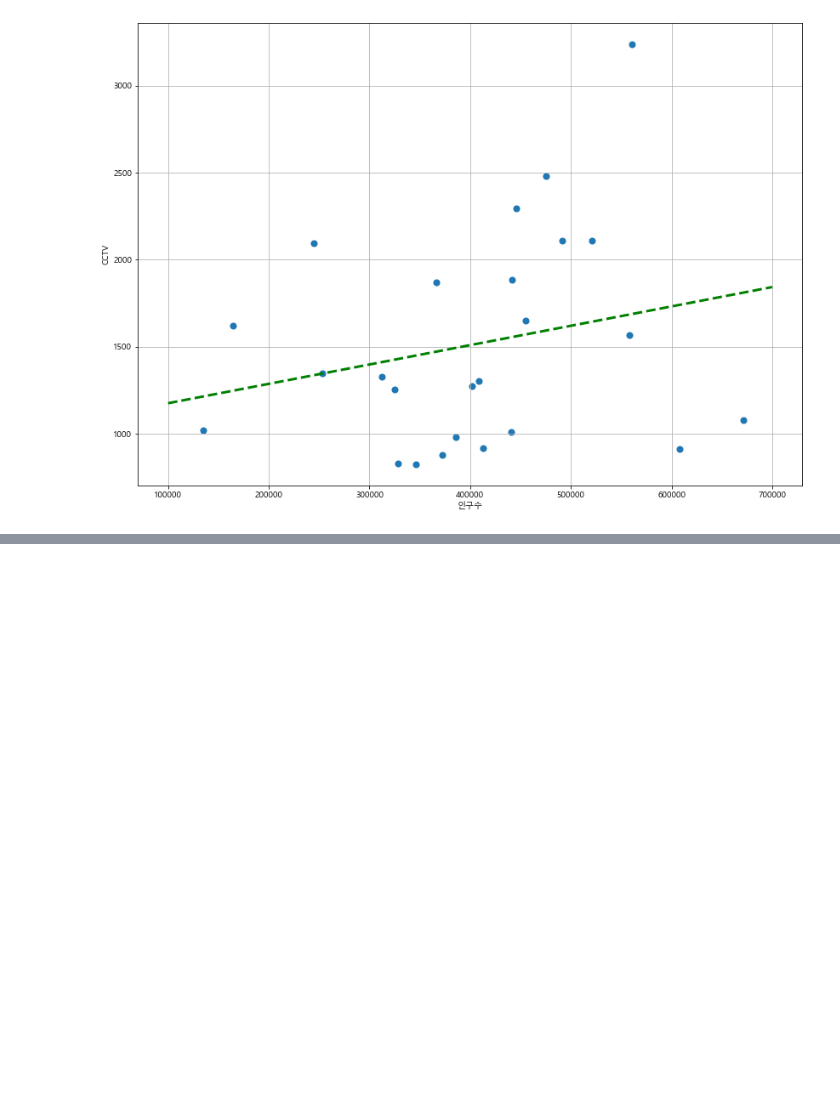
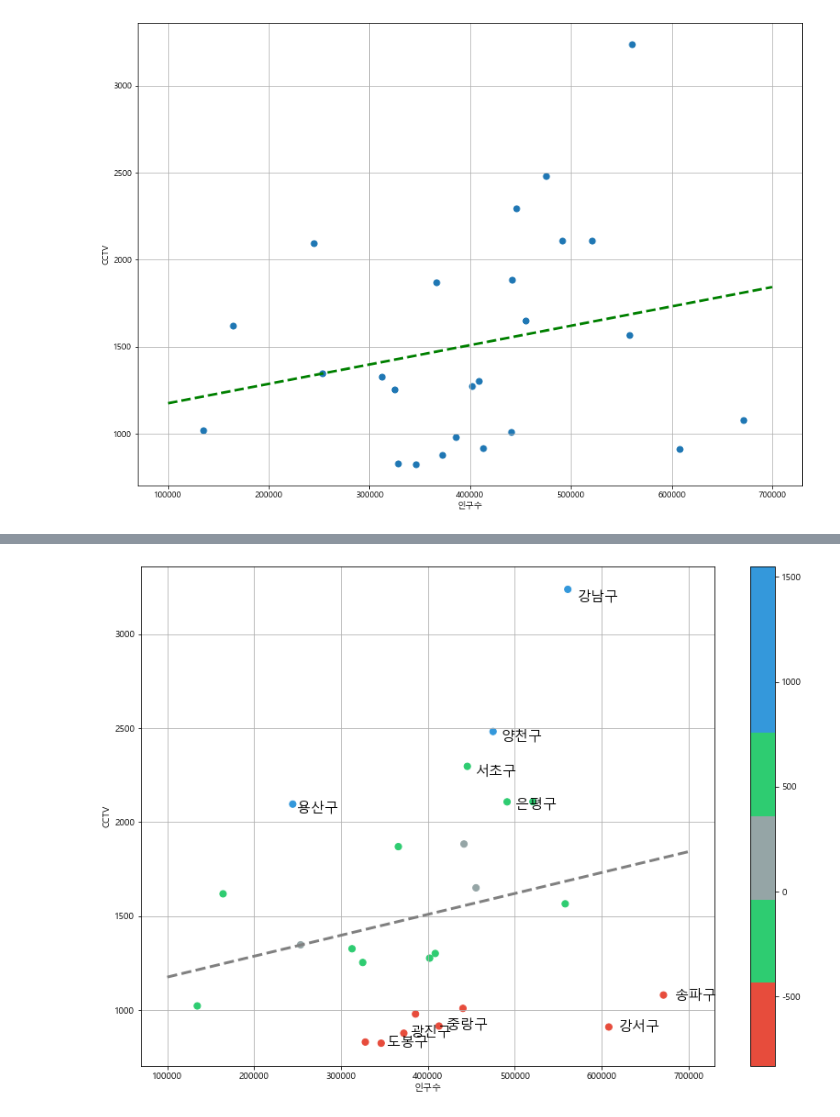
Before and after one commit to newrandom/Zero_part5_EDA-scrapping, a Jupyter notebook: chapter/02-15. CCTV 데이터와 그래프로 표현하기.ipynb, the cells around one changed output, grey strips where cells are left out. Drawn from its saved outputs; the diff is of its cells as text; code cells hidden in the pictures; blank space fills up the shorter version.

```diff
--- a/chapter/02-15. CCTV 데이터와 그래프로 표현하기.ipynb
+++ b/chapter/02-15. CCTV 데이터와 그래프로 표현하기.ipynb
@@ -269,0 +305,35 @@ drawGraph()
+# %%
+from matplotlib.colors import ListedColormap
+
+color_step = ['#e74c3c', '#2ecc71', '#95a5a6', '#2ecc71', '#3498db', '#3498db']
+my_cmap = ListedColormap(color_step)
+# %%
+def drawGraph():
+    plt.figure(figsize=(14,10))
+    plt.scatter(data_result['인구수'], data_result['소계'], c=data_result['오차'], s=50, cmap=my_cmap)
+    plt.plot(fx, f1(fx), ls='dashed', lw=3, color='grey')
+
+    for n in range(5):
+        plt.text(
+            df_sort_f['인구수'][n] * 1.02,
+            df_sort_f['소계'][n] * 0.98,
+            df_sort_f.index[n],
+            fontsize=15,
+        )
+
+        plt.text(
+            df_sort_t['인구수'][n] * 1.02,
+            df_sort_t['소계'][n] * 0.98,
+            df_sort_t.index[n],
+            fontsize=15,
+        )
+
+    plt.xlabel('인구수')
+    plt.ylabel('CCTV')
+    plt.colorbar()
+    plt.grid()
+    plt.show()
+# %%
+drawGraph()
+# %% [output]
+[figure, added]
```
Also changed, not shown: parts of 5 cells of this notebook, 12 other files.
